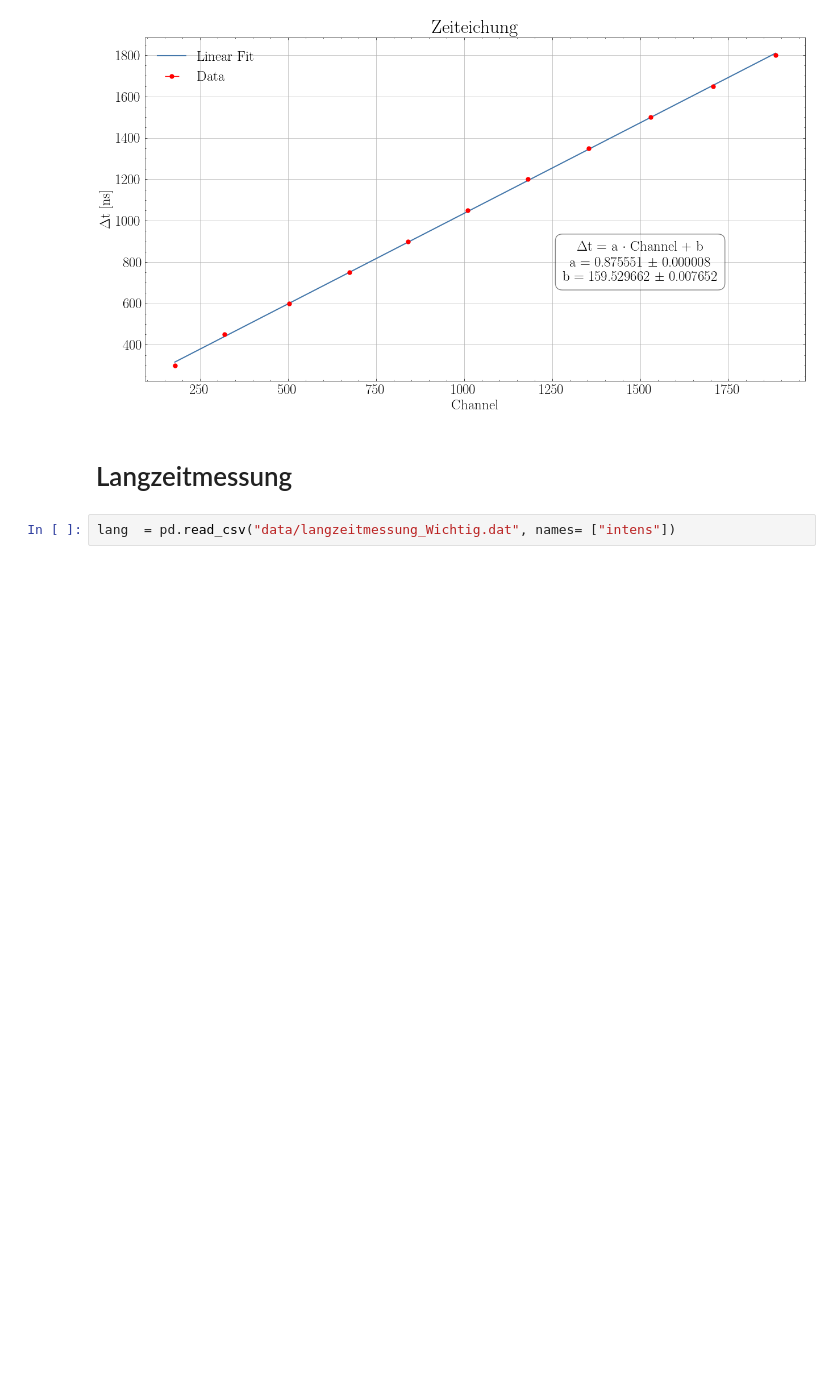
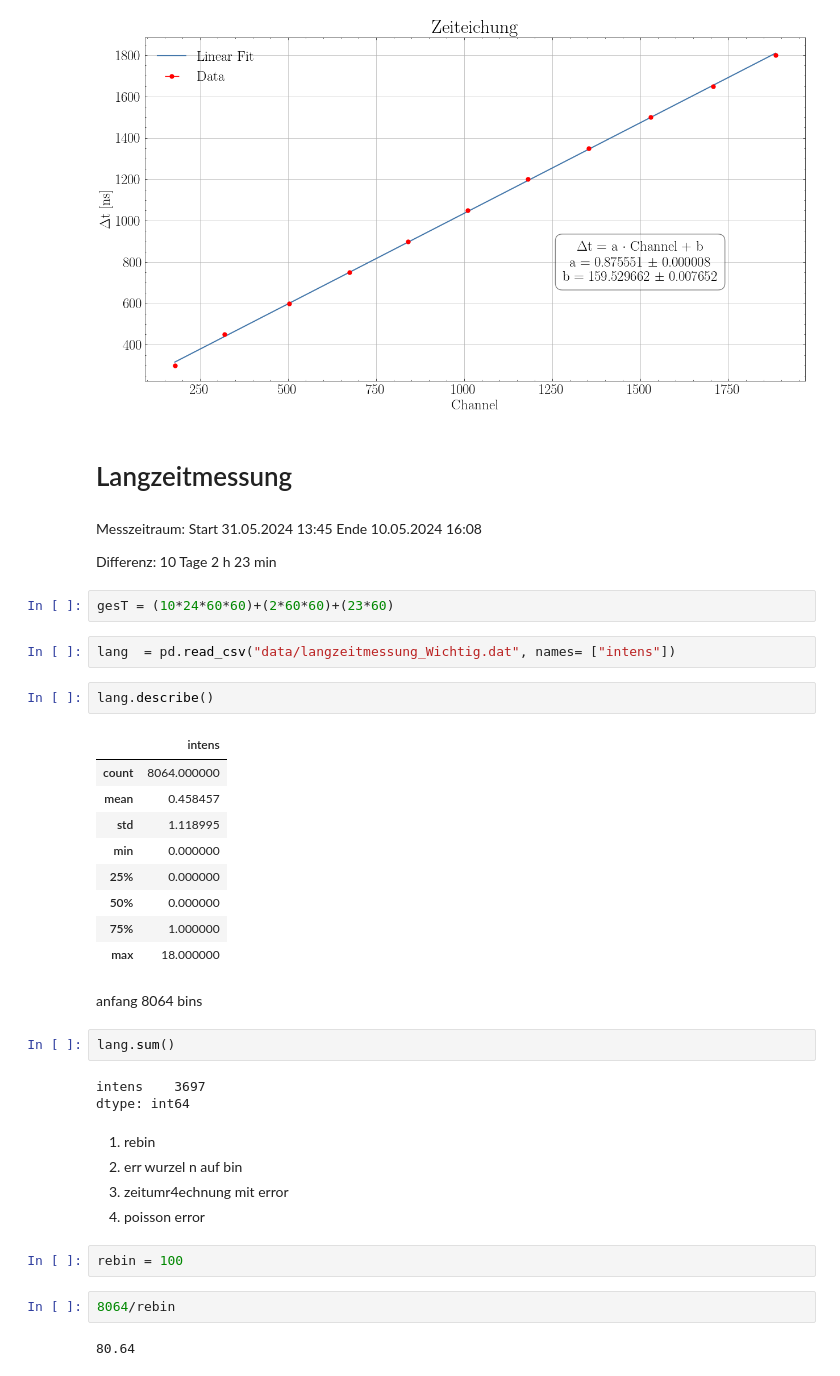
Before and after one commit to FlorianAdamczyk/FPrak_Myonenzerfall, a Jupyter notebook: Datenauswertung.ipynb, the cells around one changed output. Drawn from its saved outputs; the diff is of its cells as text; blank space fills up the shorter version.

```diff
--- a/Datenauswertung.ipynb
+++ b/Datenauswertung.ipynb
@@ -224,5 +224,44 @@ plt.savefig("bilder/timeLinearFit.pdf")
 [figure]
 # %% [markdown]
 # Langzeitmessung
+# %% [markdown]
+Messzeitraum:
+Start 31.05.2024 13:45
+Ende 10.05.2024 16:08
+
+Differenz:
+10 Tage 2 h 23 min
+# %%
+gesT = (10*24*60*60)+(2*60*60)+(23*60)
 # %%
 lang  = pd.read_csv("data/langzeitmessung_Wichtig.dat", names= ["intens"])
+# %%
+lang.describe()
+# %% [output]
+|  | intens |
+| count | 8064.000000 |
+| mean | 0.458457 |
+| std | 1.118995 |
+| min | 0.000000 |
+| 25% | 0.000000 |
+| 50% | 0.000000 |
+| 75% | 1.000000 |
+| max | 18.000000 |
+# %% [markdown]
+anfang 8064 bins
+# %%
+lang.sum()
+# %% [output]
+intens    3697
+dtype: int64
+# %% [markdown]
+1. rebin
+2. err wurzel n auf bin
+3. zeitumr4echnung mit error
+4. poisson error
+# %%
+rebin = 100
+# %%
+8064/rebin
+# %% [output]
+80.64
```
Also changed, not shown: parts of 32 cells of this notebook, 6 other files.
